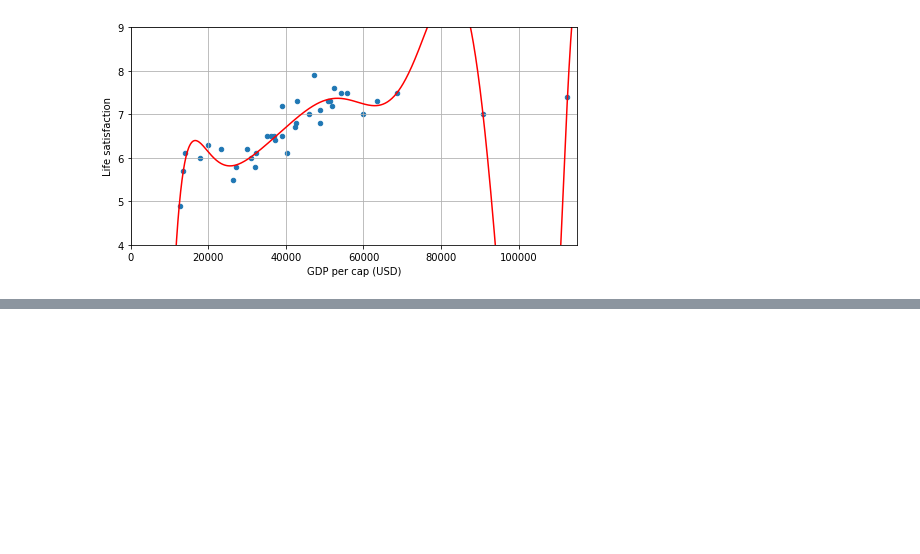
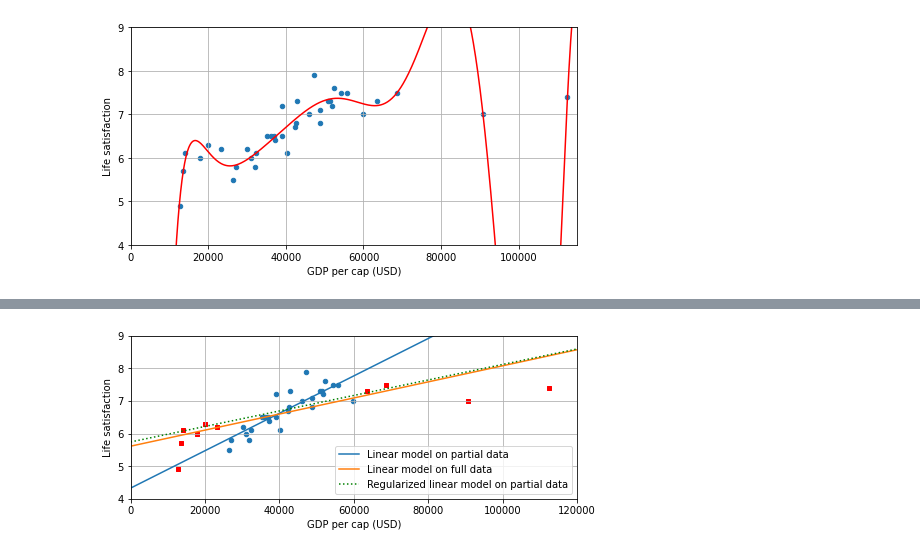
Before and after one commit to Slontus/data, a Jupyter notebook: bli.ipynb, the cells around one changed output, grey strips where cells are left out. Saved outputs shown, nothing was run; the diff lists cells and outputs as text; code cells hidden in the pictures; blank space fills up the shorter version.

```diff
--- a/bli.ipynb
+++ b/bli.ipynb
@@ -257,0 +289,20 @@ plt.show()
+# %%
+part_data.plot(kind='scatter', x='GDP per cap (USD)', y='Life satisfaction', figsize=(8,3))
+missing_data.plot(kind='scatter', x='GDP per cap (USD)', y='Life satisfaction', marker='s', color='r', grid=True, ax=plt.gca())
+
+X = np.linspace(0, 120_000, 1000)
+plt.plot(X, t0 + t1*X, label='Linear model on partial data')
+plt.plot(X, t_full_0 + t_full_1*X, label='Linear model on full data')
+
+ridge =linear_model.Ridge(alpha=10**9.5)
+X_sample = part_data[['GDP per cap (USD)']]
+y_sample = part_data[['Life satisfaction']]
+ridge.fit(X_sample, y_sample)
+t_ridge_0, t_ridge_1 = ridge.intercept_[0], ridge.coef_[0][0]
+plt.plot(X, t_ridge_0 + t_ridge_1*X, 'g:', label='Regularized linear model on partial data')
+
+plt.axis([0, 120_000, 4, 9])
+plt.legend(loc="lower right")
+plt.show()
+# %% [output]
+[figure, added]
```
Also changed, not shown: parts of 2 cells of this notebook.
